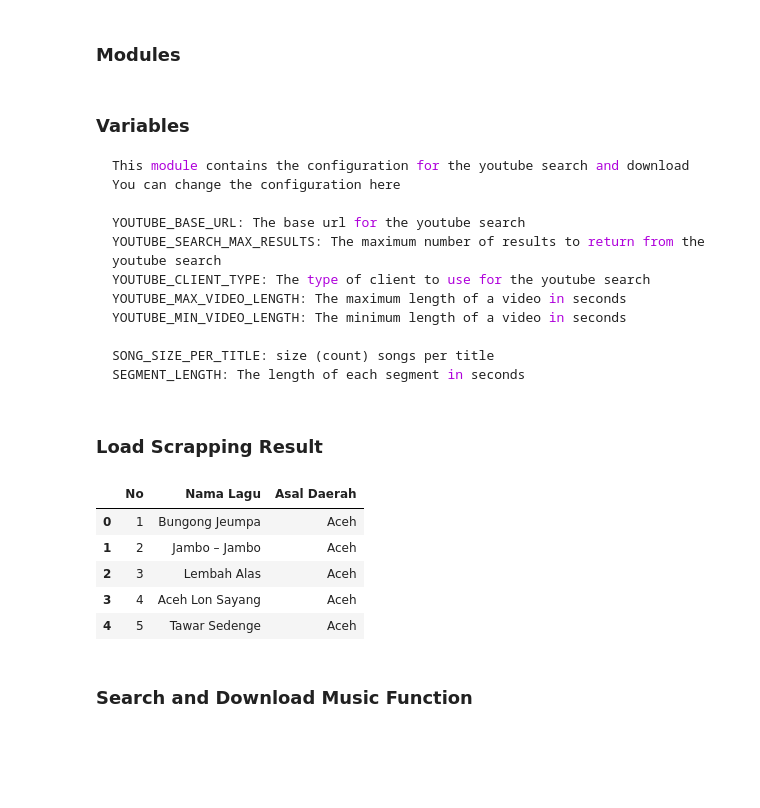
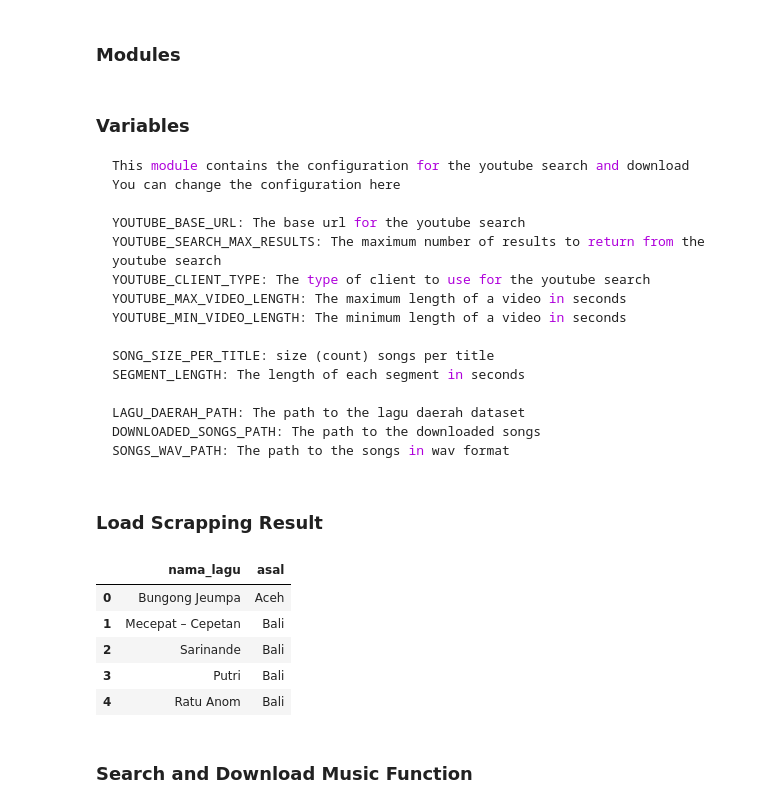
Before and after one commit to SuaraNusa/python-suara-nusa-model, a Jupyter notebook: scraping.ipynb, the cells around one changed output. Cells and saved outputs as stored; diff of their text form; code cells hidden in the pictures; blank space fills up the shorter version.

````diff
--- a/scraping.ipynb
+++ b/scraping.ipynb
@@ -29,6 +29,10 @@ YOUTUBE_MIN_VIDEO_LENGTH: The minimum length of a video in seconds
 
 SONG_SIZE_PER_TITLE: size (count) songs per title
 SEGMENT_LENGTH: The length of each segment in seconds
+
+LAGU_DAERAH_PATH: The path to the lagu daerah dataset
+DOWNLOADED_SONGS_PATH: The path to the downloaded songs
+SONGS_WAV_PATH: The path to the songs in wav format
 ```
 # %%
 
@@ -40,18 +44,23 @@ YOUTUBE_MIN_VIDEO_LENGTH = 30
 
 SONG_SIZE_PER_TITLE=10
 SEGMENT_LENGTH = 30
+
+# LAGU_DAERAH_PATH = 'data/lagu_daerah.csv'
+LAGU_DAERAH_PATH = 'data/lagu_daerah_alternatif.csv'
+DOWNLOADED_SONGS_PATH = 'data/downloaded_songs.csv'
+SONGS_WAV_PATH = 'data/songs_wav.csv'
 # %% [markdown]
 ### Load Scrapping Result
 # %%
-data = pd.read_csv('data/lagu_daerah.csv', sep=',')
+data = pd.read_csv(LAGU_DAERAH_PATH, sep=',')
 data.head()
 # %% [output]
-|  | No | Nama Lagu | Asal Daerah |
-| 0 | 1 | Bungong Jeumpa | Aceh |
-| 1 | 2 | Jambo – Jambo | Aceh |
-| 2 | 3 | Lembah Alas | Aceh |
-| 3 | 4 | Aceh Lon Sayang | Aceh |
-| 4 | 5 | Tawar Sedenge | Aceh |
+|  | nama_lagu | asal |
+| 0 | Bungong Jeumpa | Aceh |
+| 1 | Mecepat – Cepetan | Bali |
+| 2 | Sarinande | Bali |
+| 3 | Putri | Bali |
+| 4 | Ratu Anom | Bali |
 # %% [markdown]
 ### Search and Download Music Function
 # %%
````
Also changed, not shown: parts of 5 cells of this notebook.
